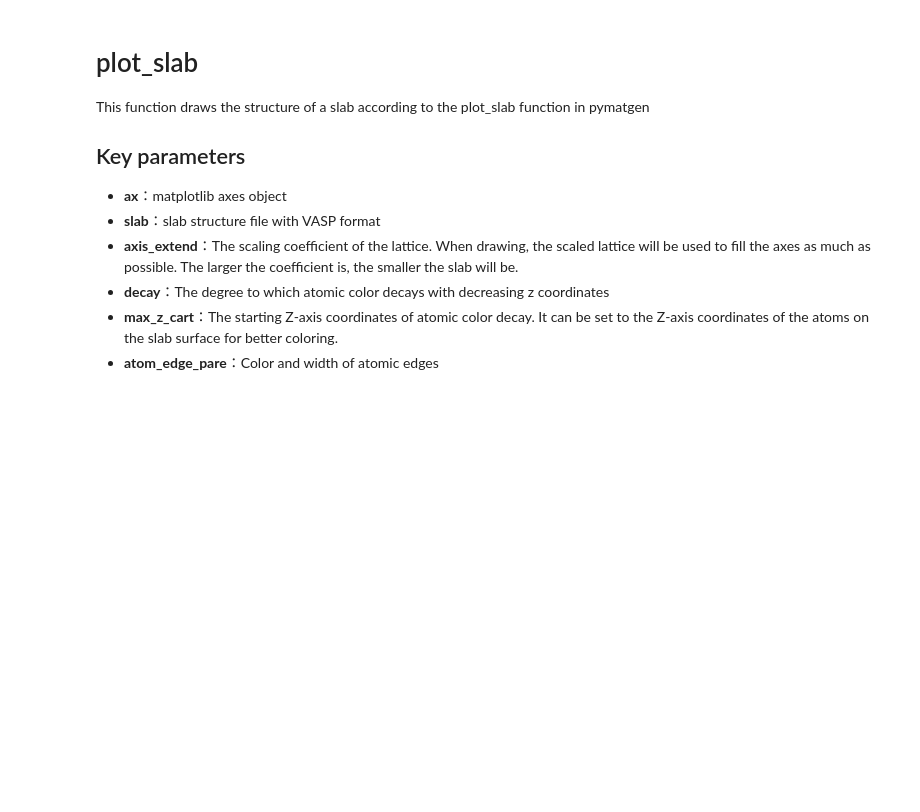
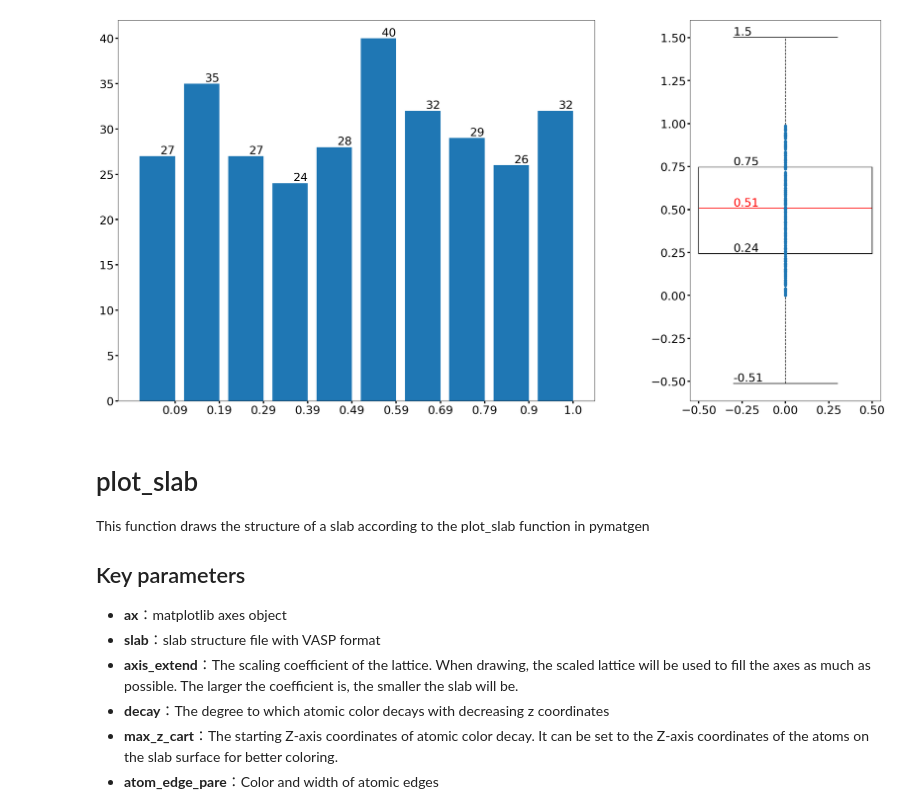
Before and after one commit to jchddd/scripts, a Jupyter notebook: jworkflow/Tutorial-plot.ipynb, the cells around one changed output. Cells and saved outputs as stored; diff of their text form; code cells hidden in the pictures; blank space fills up the shorter version.

```diff
--- a/jworkflow/Tutorial-plot.ipynb
+++ b/jworkflow/Tutorial-plot.ipynb
@@ -14,3 +19,7 @@ import pandas as pd
+# %%
+data_distribution(data_list=np.random.rand(300), bar_number=10)
+# %% [output]
+[figure, added]
 # %% [markdown]
 # plot_slab
 This function draws the structure of a slab according to the plot_slab function in pymatgen
```
Also changed, not shown: parts of 4 cells of this notebook.
